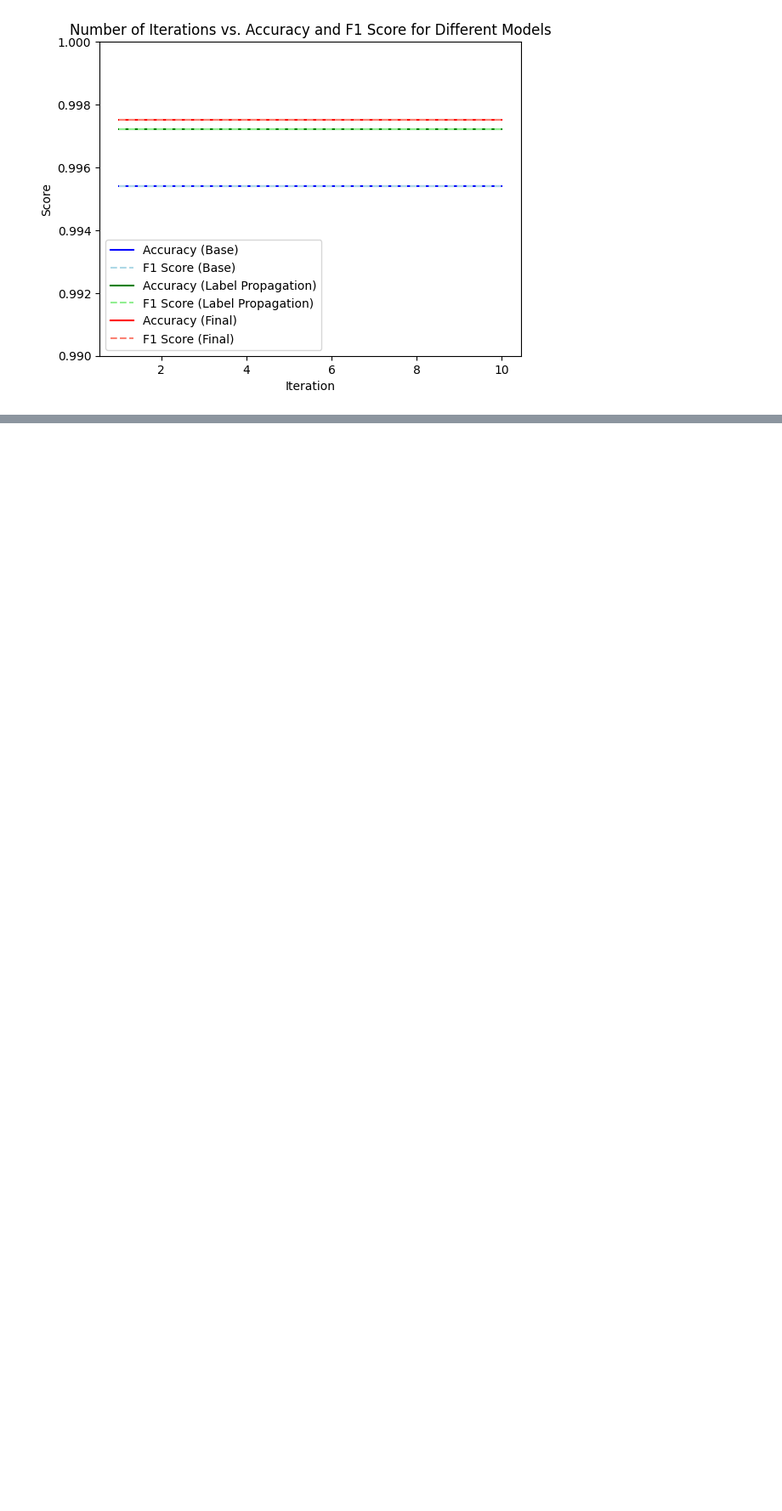
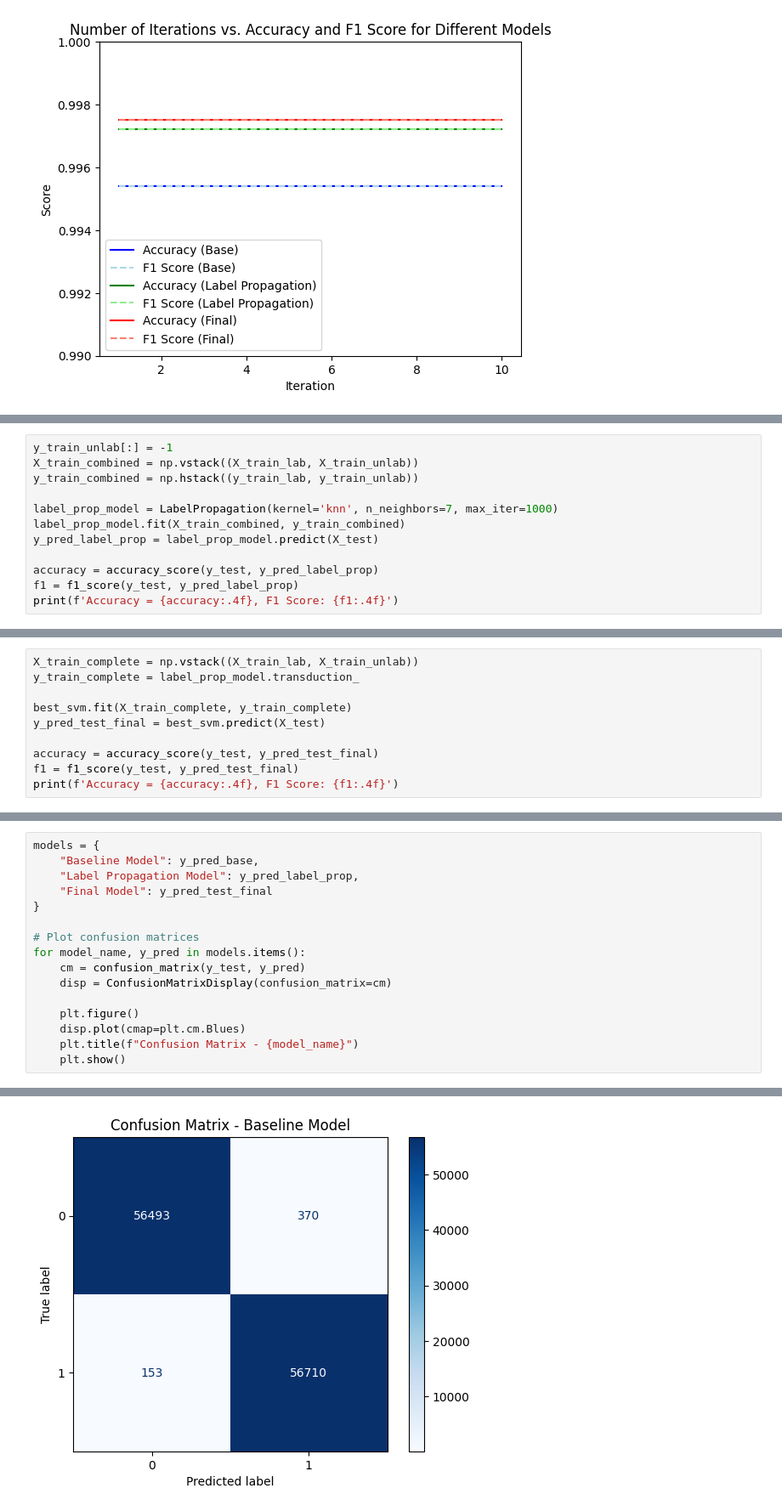
Before and after one commit to hylke35/PatternRecognition, a Jupyter notebook: task2.ipynb, the cells around one changed output, grey strips where cells are left out. Shown at 85% size. Drawn from its saved outputs; the diff is of its cells as text; blank space fills up the shorter version.

Commit message:
confusion matrices

```diff
--- a/task2.ipynb
+++ b/task2.ipynb
@@ -213,0 +225,12 @@ plt.show()
+# %%
+y_train_unlab[:] = -1
+X_train_combined = np.vstack((X_train_lab, X_train_unlab))
+y_train_combined = np.hstack((y_train_lab, y_train_unlab))
+
+label_prop_model = LabelPropagation(kernel='knn', n_neighbors=7, max_iter=1000)
+label_prop_model.fit(X_train_combined, y_train_combined)
+y_pred_label_prop = label_prop_model.predict(X_test)
+
+accuracy = accuracy_score(y_test, y_pred_label_prop)
+f1 = f1_score(y_test, y_pred_label_prop)
+print(f'Accuracy = {accuracy:.4f}, F1 Score: {f1:.4f}')
@@ -213,0 +239,10 @@ plt.show()
+# %%
+X_train_complete = np.vstack((X_train_lab, X_train_unlab))
+y_train_complete = label_prop_model.transduction_
+
+best_svm.fit(X_train_complete, y_train_complete)
+y_pred_test_final = best_svm.predict(X_test)
+
+accuracy = accuracy_score(y_test, y_pred_test_final)
+f1 = f1_score(y_test, y_pred_test_final)
+print(f'Accuracy = {accuracy:.4f}, F1 Score: {f1:.4f}')
@@ -213,0 +251,17 @@ plt.show()
+# %%
+models = {
+    "Baseline Model": y_pred_base,
+    "Label Propagation Model": y_pred_label_prop,
+    "Final Model": y_pred_test_final
+}
+
+# Plot confusion matrices
+for model_name, y_pred in models.items():
+    cm = confusion_matrix(y_test, y_pred)
+    disp = ConfusionMatrixDisplay(confusion_matrix=cm)
+
+    plt.figure()
+    disp.plot(cmap=plt.cm.Blues)
+    plt.title(f"Confusion Matrix - {model_name}")
+    plt.show()
+# %% [output]
@@ -213,0 +269 @@ plt.show()
+[figure, added]
```
Also changed, not shown: parts of 5 cells of this notebook.
